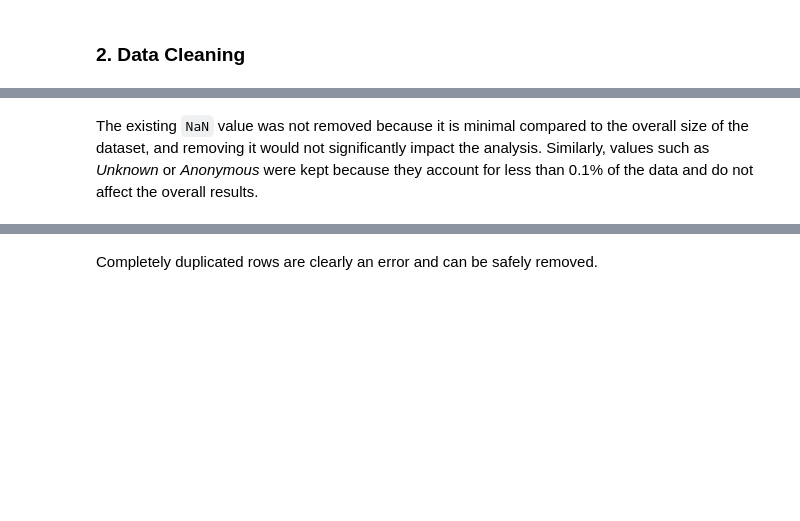
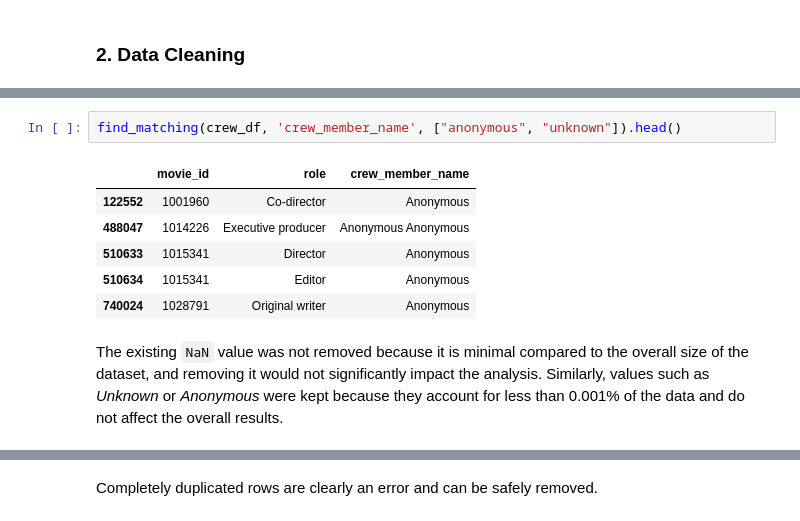
Before and after one commit to quelmitch/UNITO-IUM-TWEB, a Jupyter notebook: solution/data-analysis/data_cleaning.ipynb, the cells around one changed output, grey strips where cells are left out. Drawn from its saved outputs; the diff is of its cells as text; blank space fills up the shorter version.

Commit message:
completed data cleaning

```diff
--- a/solution/data-analysis/data_cleaning.ipynb
+++ b/solution/data-analysis/data_cleaning.ipynb
@@ -258,5 +494,14 @@ crew_df.isna().sum()
+# %%
+find_matching(crew_df, 'crew_member_name', ["anonymous", "unknown"]).head()
+# %% [output]
+|  | movie_id | role | crew_member_name |
+| 122552 | 1001960 | Co-director | Anonymous |
+| 488047 | 1014226 | Executive producer | Anonymous Anonymous |
+| 510633 | 1015341 | Director | Anonymous |
+| 510634 | 1015341 | Editor | Anonymous |
+| 740024 | 1028791 | Original writer | Anonymous |
 # %% [markdown]
-The existing `NaN` value was not removed because it is minimal compared to the overall size of the dataset, and removing it would not significantly impact the analysis. Similarly, values such as *Unknown* or *Anonymous* were kept because they account for less than 0.1% of the data and do not affect the overall results.
+The existing `NaN` value was not removed because it is minimal compared to the overall size of the dataset, and removing it would not significantly impact the analysis. Similarly, values such as *Unknown* or *Anonymous* were kept because they account for less than 0.001% of the data and do not affect the overall results.
 # %%
 # Check for duplicate rows
 print('Duplicated rows:', crew_df.duplicated().sum())
```
Also changed, not shown: parts of 119 cells of this notebook, 2 other files.
